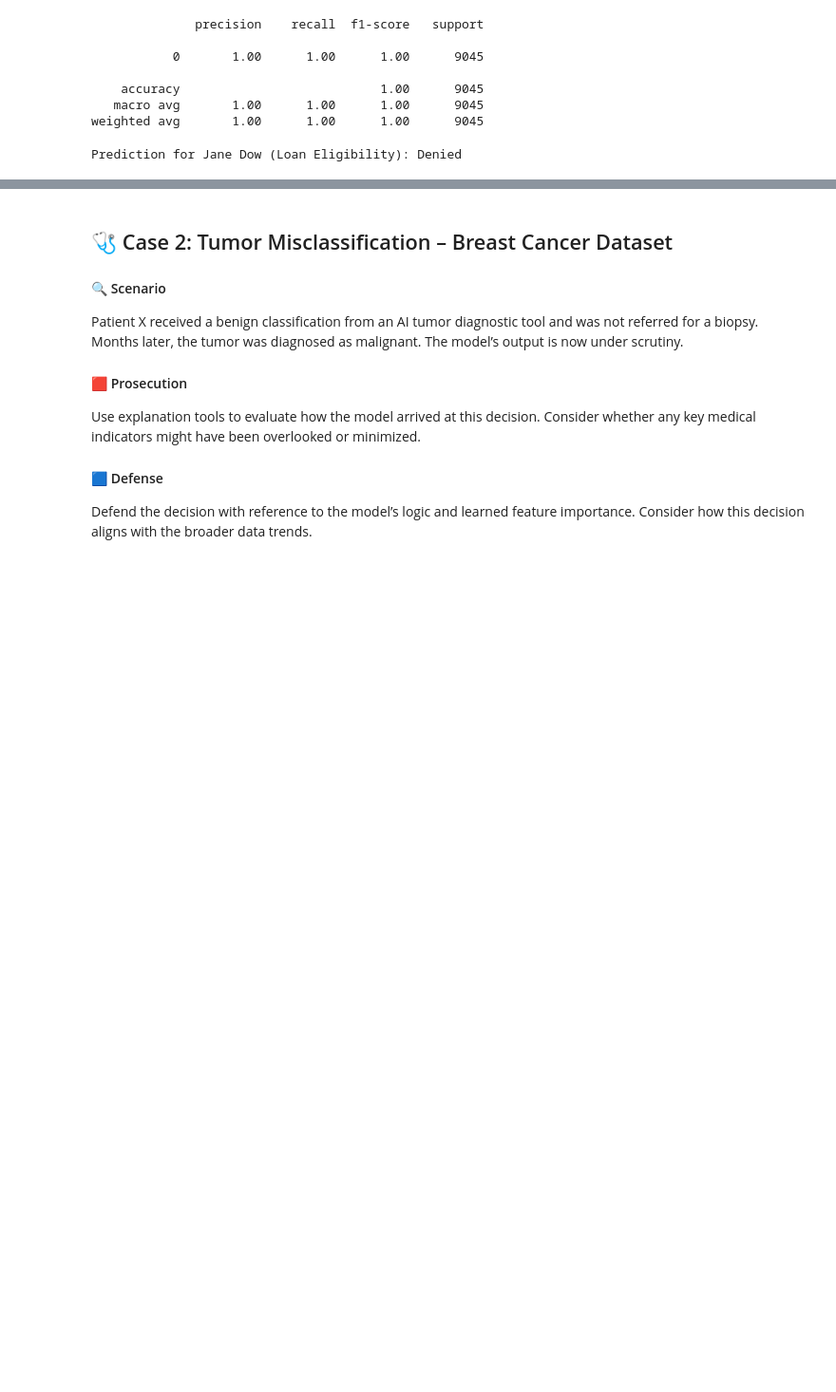
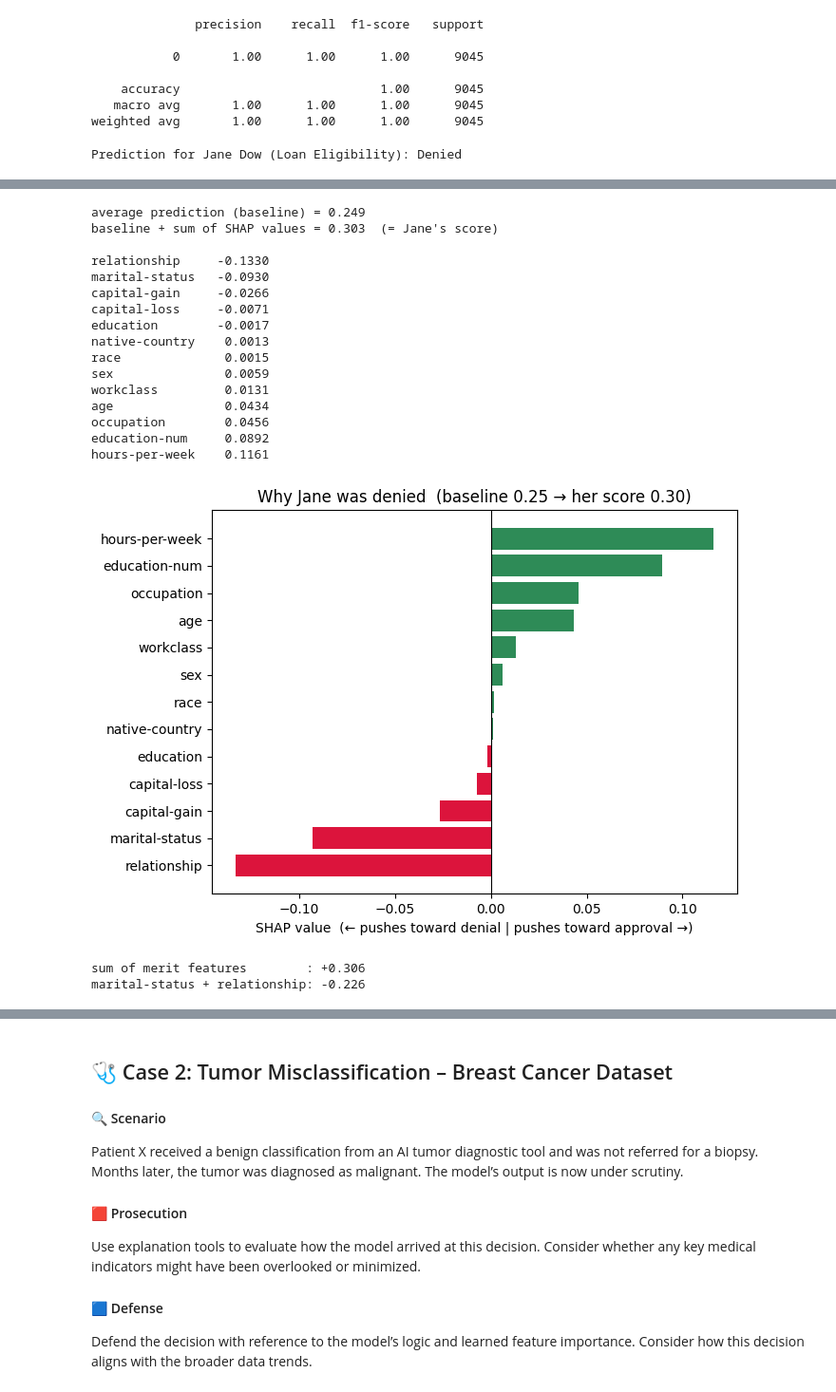
Before and after one commit to anvitasuresh/anvitasuresh, a Jupyter notebook: assignments/machine_learning_court.ipynb, the cells around one changed output, grey strips where cells are left out. Shown at 95% size. Cells and saved outputs as stored; diff of their text form; code cells hidden in the pictures; blank space fills up the shorter version.

```diff
--- a/assignments/machine_learning_court.ipynb
+++ b/assignments/machine_learning_court.ipynb
@@ -90,0 +153,14 @@ Prediction for Jane Dow (Loan Eligibility): Denied
+# %%
+jane_df = pd.DataFrame([{
+    'age': 37, 'workclass': E('workclass','Private'),
+    'education': E('education','Bachelors'), 'education-num': 13,
+    'marital-status': E('marital-status','Never-married'),
+    'occupation': E('occupation','Exec-managerial'),
+    'relationship': E('relationship','Not-in-family'),
+    'race': E('race','White'), 'sex': E('sex','Female'),
+    'hours-per-week': 50, 'native-country': E('native-country','United-States'),
+    'capital-gain': 0, 'capital-loss': 0,
+}])[X_train.columns]
+
+p_jane = model_adult.predict_proba(jane_df)[0, 1]
+print(f"P(>50K | Jane) = {p_jane:.3f}  ->  {'APPROVED' if p_jane >= 0.5 else 'DENIED'}")
@@ -90,0 +177,46 @@ Prediction for Jane Dow (Loan Eligibility): Denied
+# %%
+!pip install -q shap
+import shap
+
+explainer = shap.TreeExplainer(model_adult)
+sv = np.array(explainer.shap_values(jane_df))
+base = explainer.expected_value[1]
+contrib = sv[0, :, 1] if (sv.ndim == 3 and sv.shape[-1] == 2) else np.array(sv)[1][0]
+
+shap_vals = pd.Series(contrib, index=X_train.columns).sort_values()
+print(f"average prediction (baseline) = {base:.3f}")
+print(f"baseline + sum of SHAP values = {base + contrib.sum():.3f}  (= Jane's score)\n")
+print(shap_vals.round(4).to_string())
+
+plt.figure(figsize=(7, 5))
+plt.barh(shap_vals.index, shap_vals.values,
+         color=['crimson' if v < 0 else 'seagreen' for v in shap_vals.values])
+plt.axvline(0, color='k', lw=0.8)
+plt.xlabel("SHAP value  (← pushes toward denial | pushes toward approval →)")
+plt.title(f"Why Jane was denied  (baseline {base:.2f} → her score {p_jane:.2f})")
+plt.tight_layout(); plt.show()
+
+merit = ['education-num','education','occupation','hours-per-week','workclass','age']
+s = dict(zip(X_train.columns, contrib))
+print(f"\nsum of merit features        : {sum(s[f] for f in merit):+.3f}")
+print(f"marital-status + relationship: {s['marital-status'] + s['relationship']:+.3f}")
+# %% [output]
+average prediction (baseline) = 0.249
+baseline + sum of SHAP values = 0.303  (= Jane's score)
+
+relationship     -0.1330
+marital-status   -0.0930
+capital-gain     -0.0266
+capital-loss     -0.0071
+education        -0.0017
+native-country    0.0013
+race              0.0015
+sex               0.0059
+workclass         0.0131
+age               0.0434
+occupation        0.0456
+education-num     0.0892
+hours-per-week    0.1161
+[figure, added]
+sum of merit features        : +0.306
+marital-status + relationship: -0.226
```
Also changed, not shown: parts of 13 cells of this notebook.
